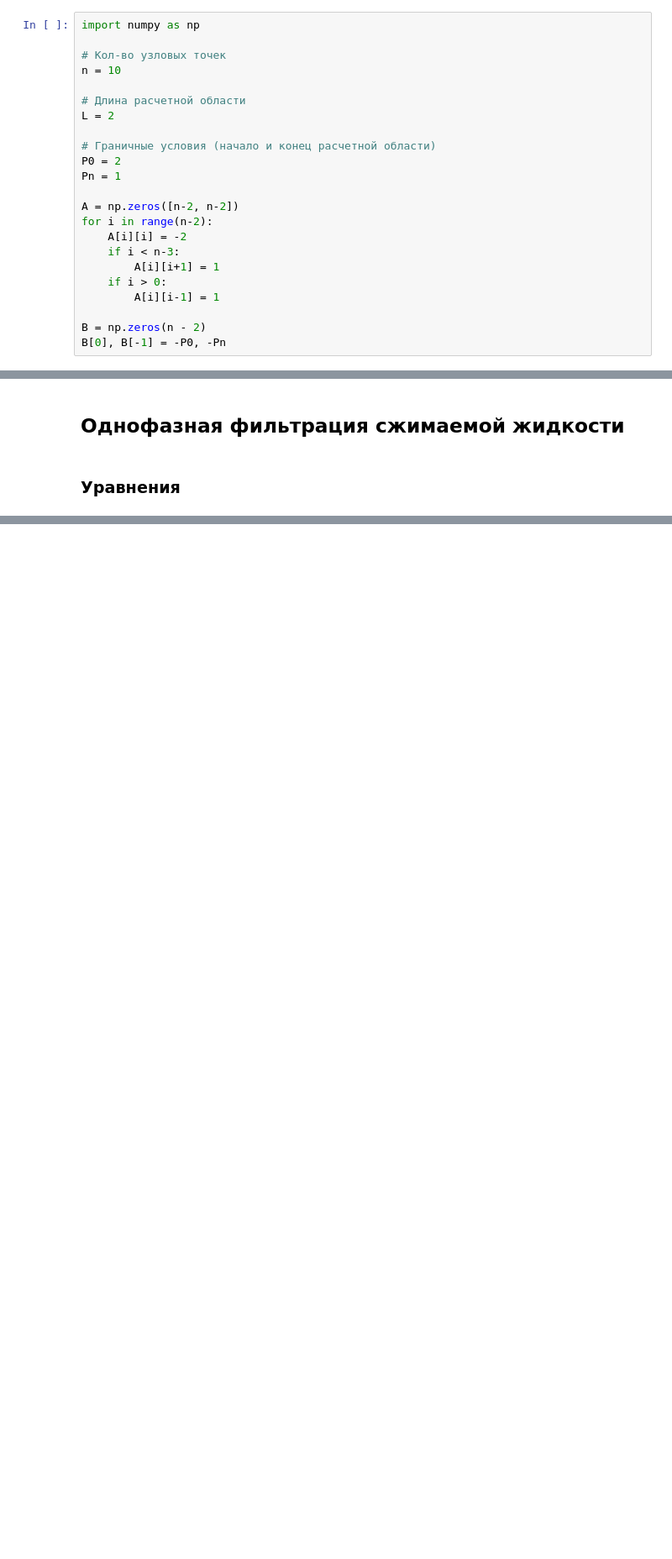
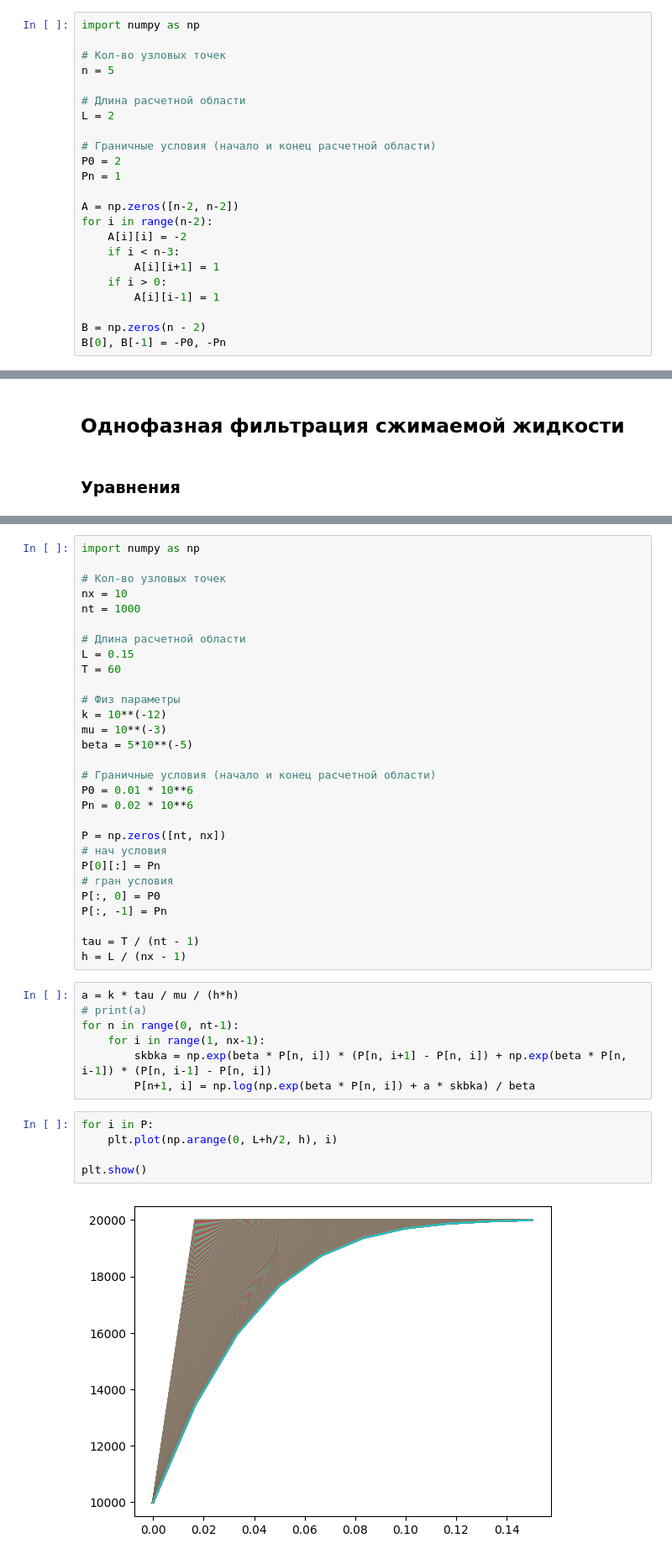
Before and after one commit to lnrSmglln/Carbonate-Acidizing-Modeling, a Jupyter notebook: 1d 1phase.ipynb, the cells around one changed output, grey strips where cells are left out. Shown: that part at 84% size. Saved outputs shown, nothing was run; the diff lists cells and outputs as text; blank space fills up the shorter version.

```diff
--- a/1d 1phase.ipynb
+++ b/1d 1phase.ipynb
@@ -71,7 +71,7 @@ $$
 import numpy as np
 
 # Кол-во узловых точек
-n = 10
+n = 5
 
 # Длина расчетной области
 L = 2
@@ -126,0 +176,43 @@ v = -\frac{k}{\mu} \nabla P \\
+# %%
+import numpy as np
+
+# Кол-во узловых точек
+nx = 10
+nt = 1000
+
+# Длина расчетной области
+L = 0.15
+T = 60
+
+# Физ параметры
+k = 10**(-12)
+mu = 10**(-3)
+beta = 5*10**(-5)
+
+# Граничные условия (начало и конец расчетной области)
+P0 = 0.01 * 10**6
+Pn = 0.02 * 10**6
+
+P = np.zeros([nt, nx])
+# нач условия
+P[0][:] = Pn
+# гран условия
+P[:, 0] = P0
+P[:, -1] = Pn
+
+tau = T / (nt - 1)
+h = L / (nx - 1)
+# %%
+a = k * tau / mu / (h*h)
+# print(a)
+for n in range(0, nt-1):
+    for i in range(1, nx-1):
+        skbka = np.exp(beta * P[n, i]) * (P[n, i+1] - P[n, i]) + np.exp(beta * P[n, i-1]) * (P[n, i-1] - P[n, i])
+        P[n+1, i] = np.log(np.exp(beta * P[n, i]) + a * skbka) / beta
+# %%
+for i in P:
+    plt.plot(np.arange(0, L+h/2, h), i)
+
+plt.show()
+# %% [output]
+[figure, added]
```
Also changed, not shown: parts of 15 cells of this notebook.
